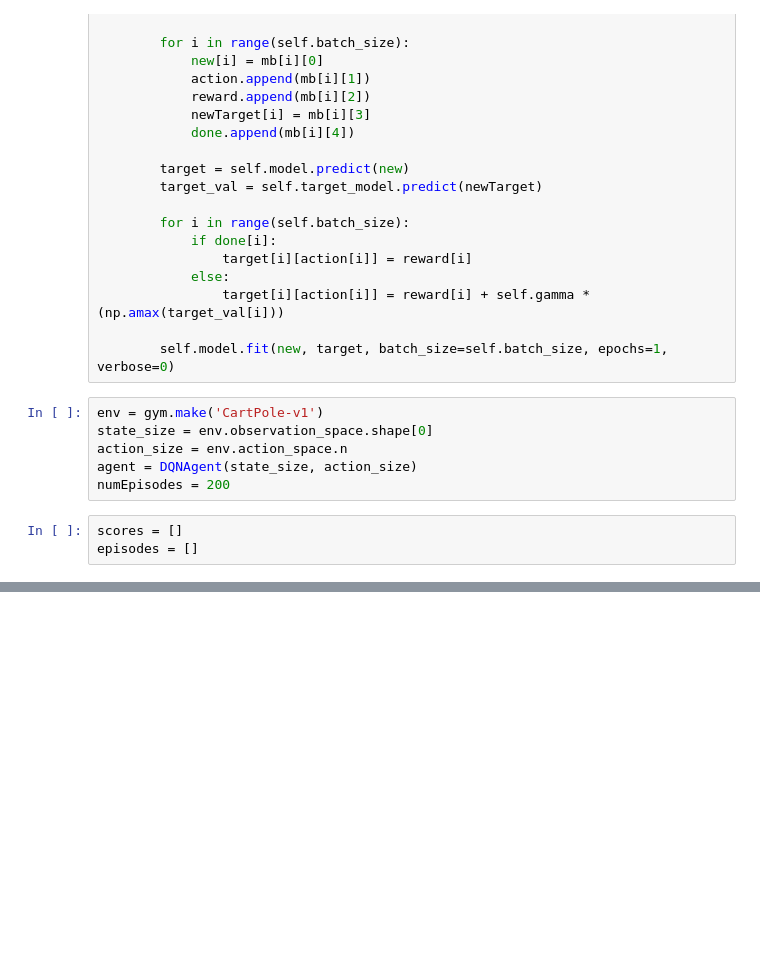
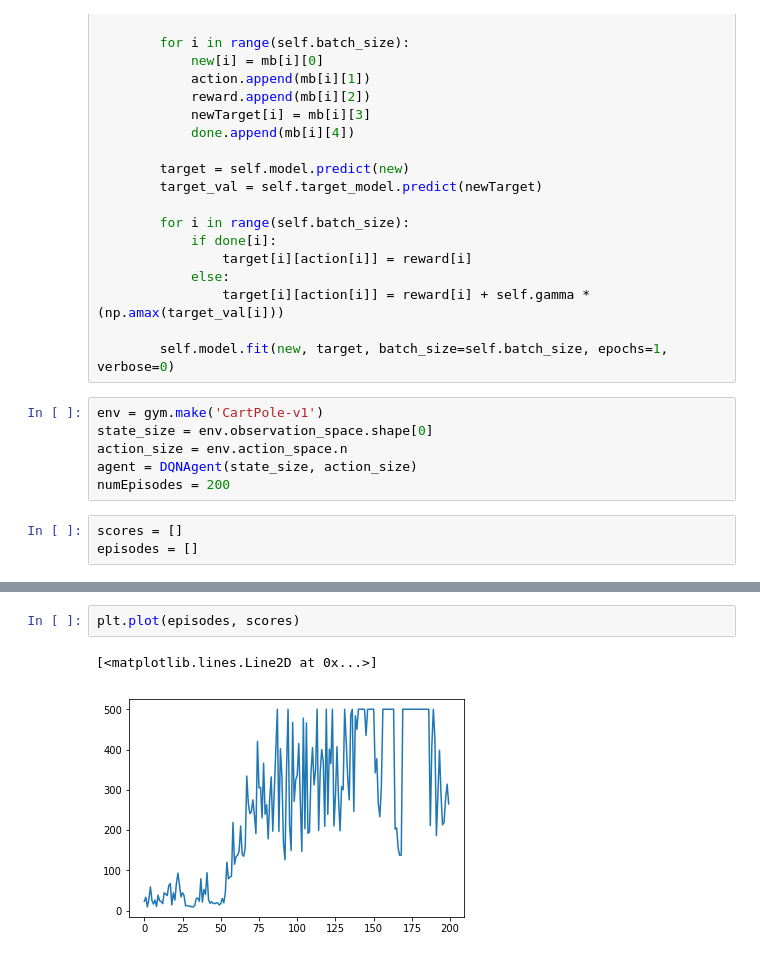
Before and after one commit to neilsgp/RL-Algorithms, a Jupyter notebook: DQN_cartpole.ipynb, the cells around one changed output, grey strips where cells are left out. Saved outputs shown, nothing was run; the diff lists cells and outputs as text; blank space fills up the shorter version.

```diff
--- a/DQN_cartpole.ipynb
+++ b/DQN_cartpole.ipynb
@@ -159,0 +159,5 @@ KeyboardInterrupt:
+# %%
+plt.plot(episodes, scores)
+# %% [output]
+[<matplotlib.lines.Line2D at 0x...>]
+[figure, added]
```
Also changed, not shown: parts of 1 cell of this notebook.
